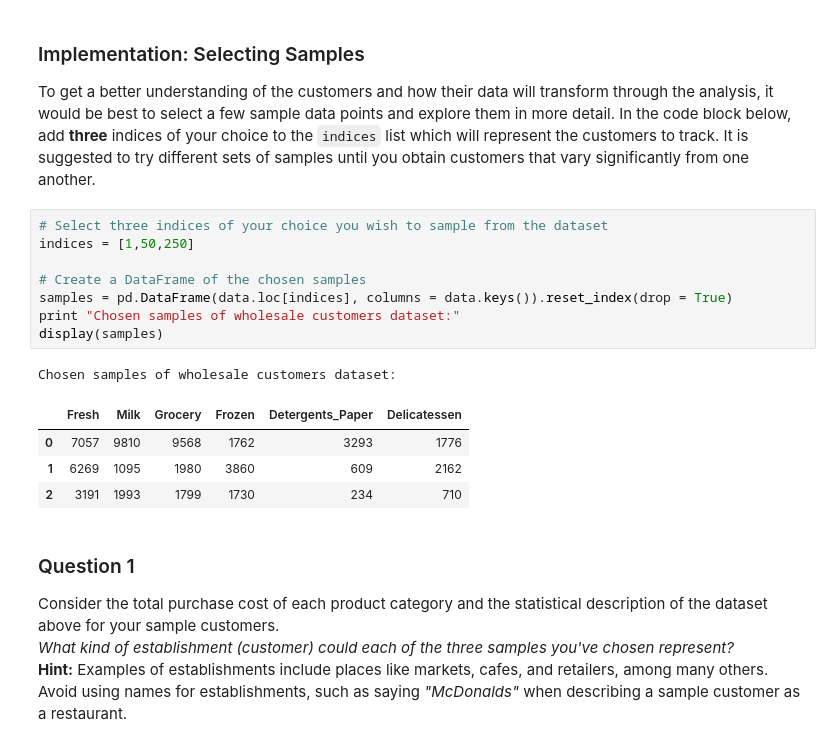
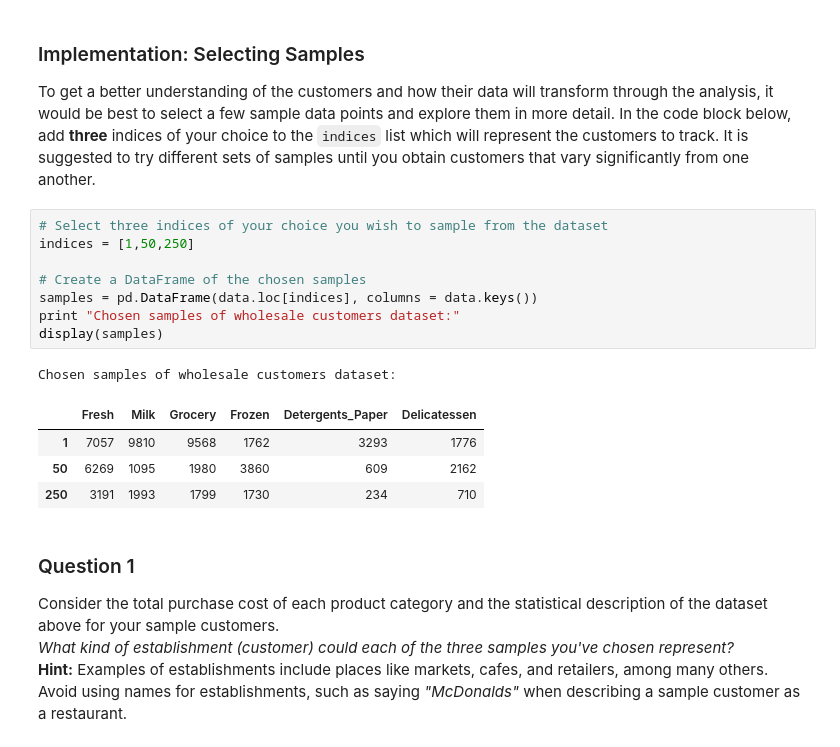
Before and after one commit to vdabravolski/machine-learning, a Jupyter notebook: projects/customer_segments/customer_segments.ipynb, the cells around one changed output. Saved outputs shown, nothing was run; the diff lists cells and outputs as text.

```diff
--- a/projects/customer_segments/customer_segments.ipynb
+++ b/projects/customer_segments/customer_segments.ipynb
@@ -61,17 +61,17 @@ To get a better understanding of the customers and how their data will transform
 # %%
 # Select three indices of your choice you wish to sample from the dataset
 indices = [1,50,250]
 
 # Create a DataFrame of the chosen samples
-samples = pd.DataFrame(data.loc[indices], columns = data.keys()).reset_index(drop = True)
+samples = pd.DataFrame(data.loc[indices], columns = data.keys())
 print "Chosen samples of wholesale customers dataset:"
 display(samples)
 # %% [output]
 Chosen samples of wholesale customers dataset:
 |  | Fresh | Milk | Grocery | Frozen | Detergents_Paper | Delicatessen |
-| 0 | 7057 | 9810 | 9568 | 1762 | 3293 | 1776 |
-| 1 | 6269 | 1095 | 1980 | 3860 | 609 | 2162 |
-| 2 | 3191 | 1993 | 1799 | 1730 | 234 | 710 |
+| 1 | 7057 | 9810 | 9568 | 1762 | 3293 | 1776 |
+| 50 | 6269 | 1095 | 1980 | 3860 | 609 | 2162 |
+| 250 | 3191 | 1993 | 1799 | 1730 | 234 | 710 |
 # %% [markdown]
 ### Question 1
 Consider the total purchase cost of each product category and the statistical description of the dataset above for your sample customers.
```
Also changed, not shown: parts of 18 cells of this notebook.
